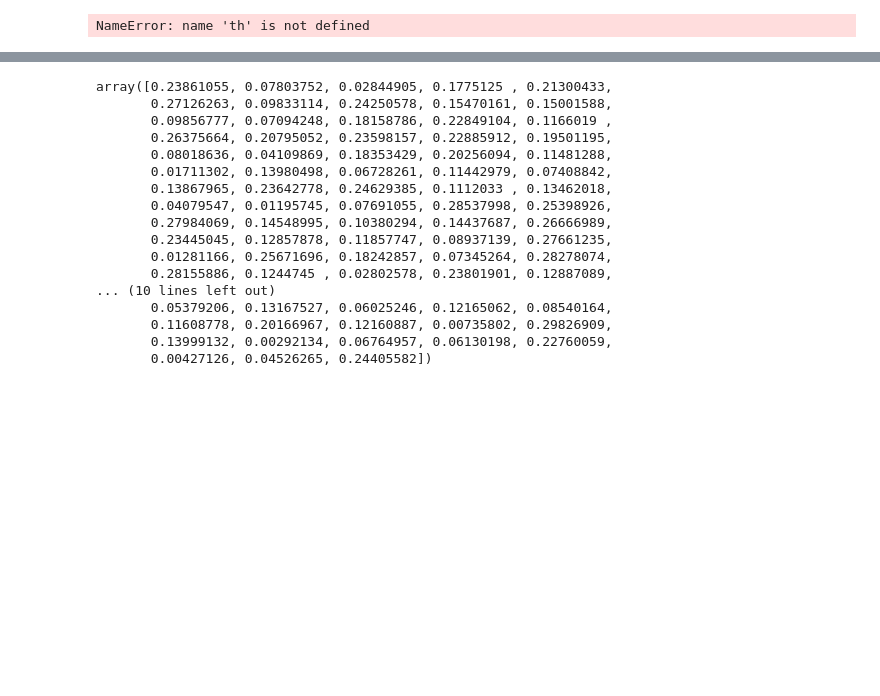
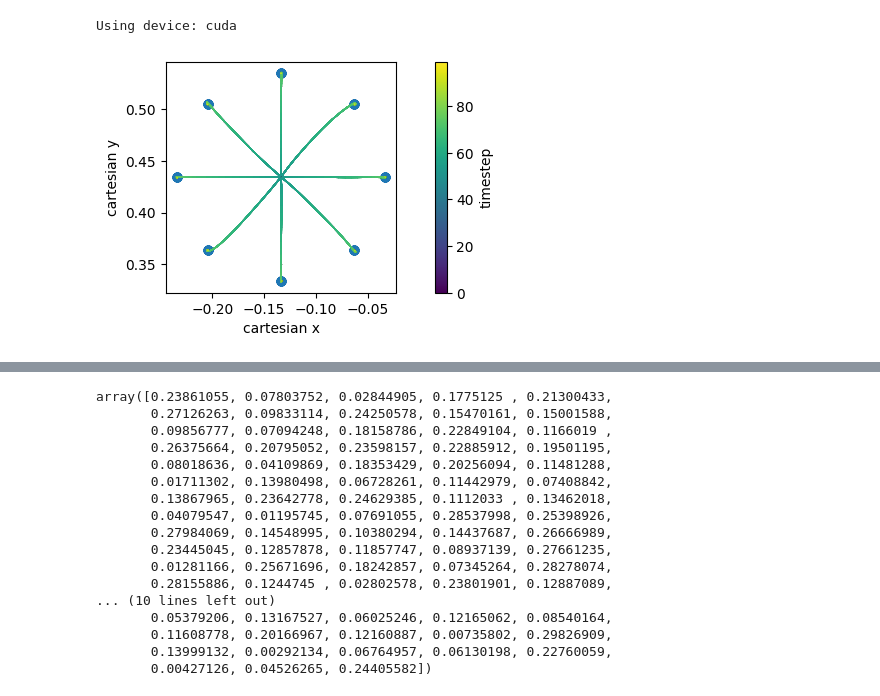
Before and after one commit to clmnlab/MotorNet, a Jupyter notebook: test.ipynb, the cells around one changed output, grey strips where cells are left out. Cells and saved outputs as stored; diff of their text form; code cells hidden in the pictures; blank space fills up the shorter version.

```diff
--- a/test.ipynb
+++ b/test.ipynb
@@ -75,27 +36,24 @@ plot_rewards('./results/gruppo_agent8/episode_rewards.json')
 # %%
 device = th.device("cuda" if th.cuda.is_available() else "cpu")
 config = 'params.json'
 print(f"Using device: {device}")
 with open(config, 'r') as f:
     config = json.load(f)
 
 # --- parameters setting ---
 env_params = config['env_params']
 train_params = config['training_params']
 effector = mn.effector.RigidTendonArm26(muscle=mn.muscle.RigidTendonHillMuscle())
 env = CentreOutFF(effector=effector, **env_params)
 agentSL = SLAgent(17, 6)
 agentSL.load('./results/adapt2_/agent_3000.pth')
 # agent.load('./results/gruppo_agent7/agent_epi4000.pth')
 # agent.load('./results/gruppo_agent8/agent_epi1800.pth')
 # agent.load('./results/gruppo_agent9/agent_epi20000.pth')
 
-data = run_rollout(env, agentSL, batch_size = 256, condition='test',ff_coefficient = 8.)
-
-xy = data['xy'].detach().cpu().numpy()
-tg = data['tg'].detach().cpu().numpy()
-
+data = run_rollout(env, agentSL, batch_size = 256, condition='test',ff_coefficient = 8., catch_trial_perc=0)
 # fg, ax = plt.subplots(nrows=1,ncols=1)
-plot_simulations2(xy, tg)
+plot_simulations2(data)
 # %% [output]
-NameError: name 'th' is not defined
+Using device: cuda
+[figure, added]
```
Also changed, not shown: parts of 22 cells of this notebook, 3 other files.
